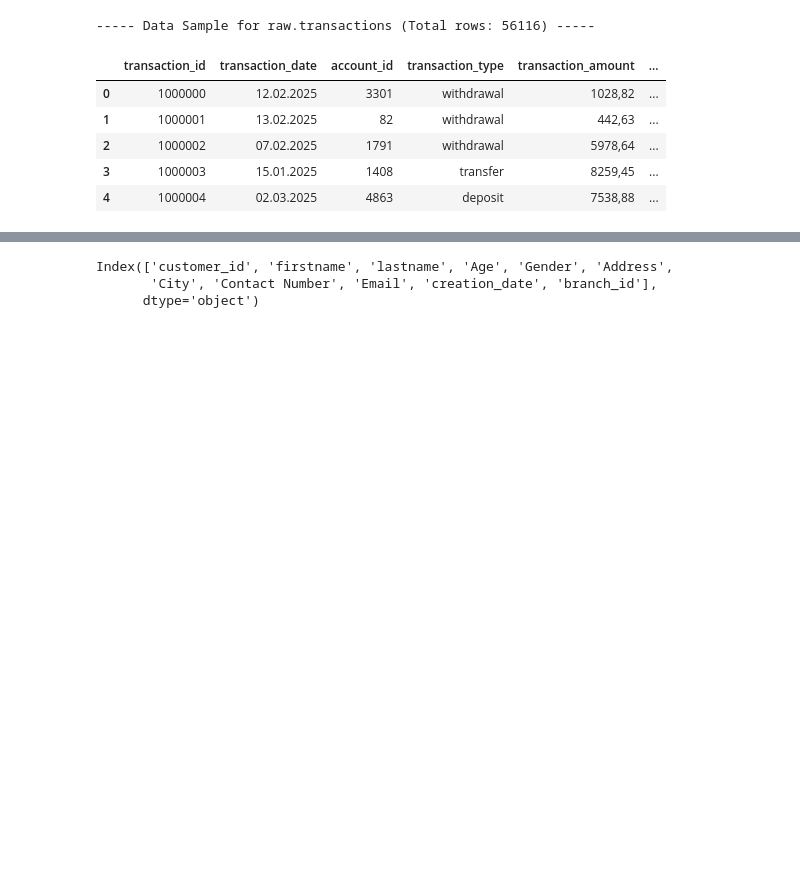
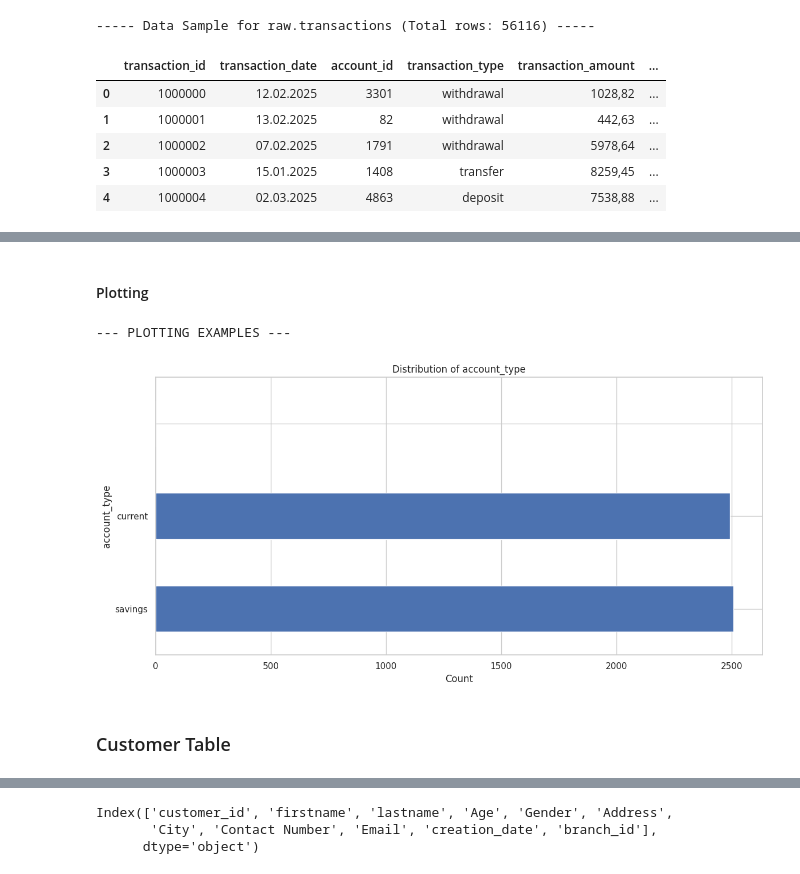
Before and after one commit to moyscheheizmann/varengold_dbt_case, a Jupyter notebook: notebooks/data_exploration.ipynb, the cells around one changed output, grey strips where cells are left out. Cells and saved outputs as stored; diff of their text form; code cells hidden in the pictures; blank space fills up the shorter version.

```diff
--- a/notebooks/data_exploration.ipynb
+++ b/notebooks/data_exploration.ipynb
@@ -1230,0 +439,13 @@ def count_digits_in_column(df, column_name):
+# %% [markdown]
+#### Plotting
+# %%
+print("\n--- PLOTTING EXAMPLES ---\n")
+plotter = Plotter(cleaned_accounts_df)
+
+# Plot city distribution if available
+plotter.plot_categorical_distribution('account_type', top_n=10)
+# %% [output]
+--- PLOTTING EXAMPLES ---
+[figure, added]
+# %% [markdown]
+### Customer Table
```
Also changed, not shown: parts of 151 cells of this notebook, 1 other file.
